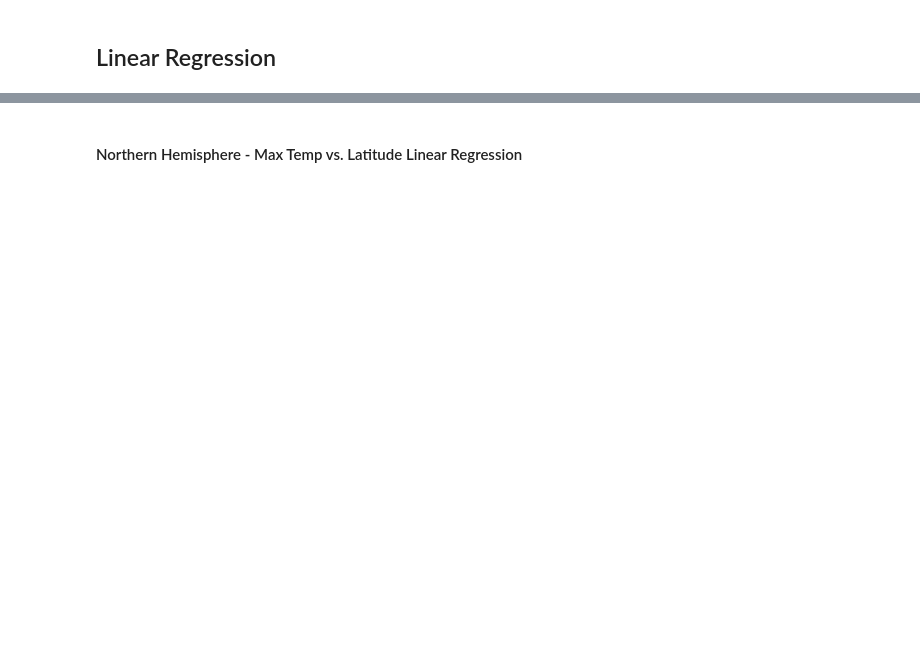
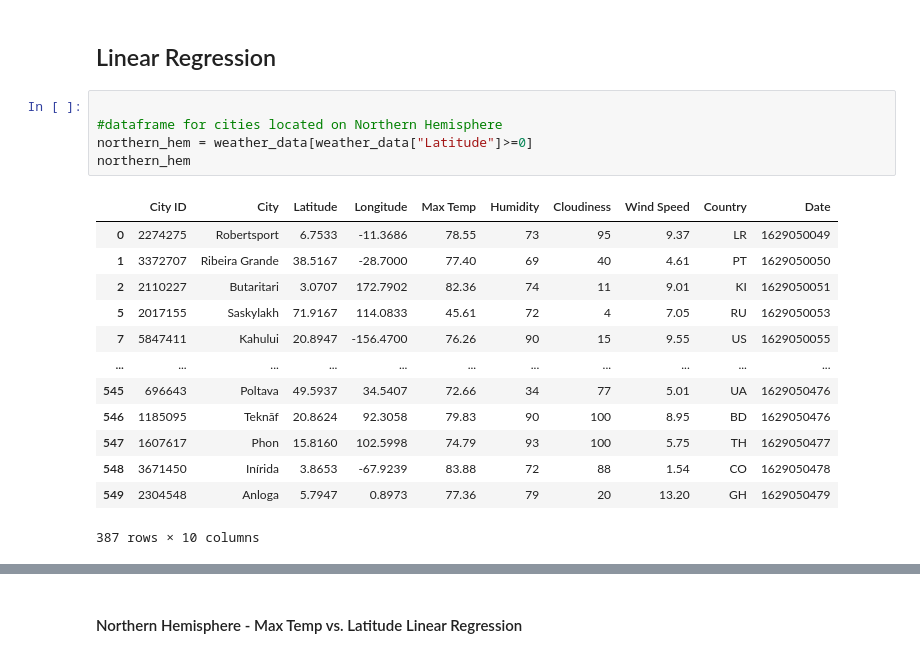
Before and after one commit to melissadiep94/python-api-challenge, a Jupyter notebook: WeatherPy/WeatherPy.ipynb, the cells around one changed output, grey strips where cells are left out. Saved outputs shown, nothing was run; the diff lists cells and outputs as text; blank space fills up the shorter version.

```diff
--- a/WeatherPy/WeatherPy.ipynb
+++ b/WeatherPy/WeatherPy.ipynb
@@ -255,2 +263,21 @@ plt.show()
 # %% [markdown]
 ## Linear Regression
+# %%
+
+#dataframe for cities located on Northern Hemisphere
+northern_hem = weather_data[weather_data["Latitude"]>=0]
+northern_hem
+# %% [output]
+|  | City ID | City | Latitude | Longitude | Max Temp | Humidity | Cloudiness | Wind Speed | Country | Date |
+| 0 | 2274275 | Robertsport | 6.7533 | -11.3686 | 78.55 | 73 | 95 | 9.37 | LR | 1629050049 |
+| 1 | 3372707 | Ribeira Grande | 38.5167 | -28.7000 | 77.40 | 69 | 40 | 4.61 | PT | 1629050050 |
+| 2 | 2110227 | Butaritari | 3.0707 | 172.7902 | 82.36 | 74 | 11 | 9.01 | KI | 1629050051 |
+| 5 | 2017155 | Saskylakh | 71.9167 | 114.0833 | 45.61 | 72 | 4 | 7.05 | RU | 1629050053 |
+| 7 | 5847411 | Kahului | 20.8947 | -156.4700 | 76.26 | 90 | 15 | 9.55 | US | 1629050055 |
+| ... | ... | ... | ... | ... | ... | ... | ... | ... | ... | ... |
+| 545 | 696643 | Poltava | 49.5937 | 34.5407 | 72.66 | 34 | 77 | 5.01 | UA | 1629050476 |
+| 546 | 1185095 | Teknāf | 20.8624 | 92.3058 | 79.83 | 90 | 100 | 8.95 | BD | 1629050476 |
+| 547 | 1607617 | Phon | 15.8160 | 102.5998 | 74.79 | 93 | 100 | 5.75 | TH | 1629050477 |
+| 548 | 3671450 | Inírida | 3.8653 | -67.9239 | 83.88 | 72 | 88 | 1.54 | CO | 1629050478 |
+| 549 | 2304548 | Anloga | 5.7947 | 0.8973 | 77.36 | 79 | 20 | 13.20 | GH | 1629050479 |
+387 rows × 10 columns
```
Also changed, not shown: parts of 7 cells of this notebook, 4 other files.
